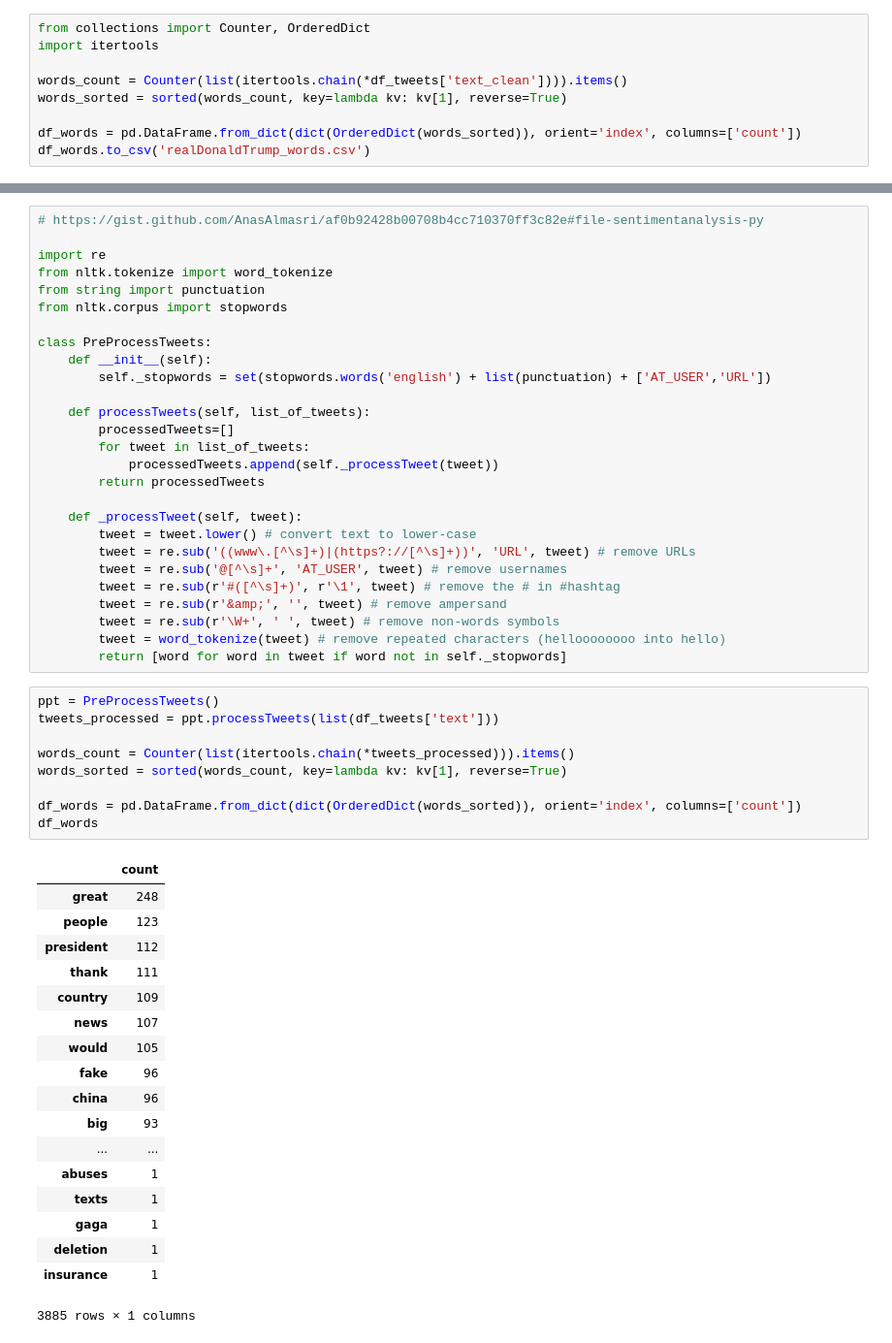
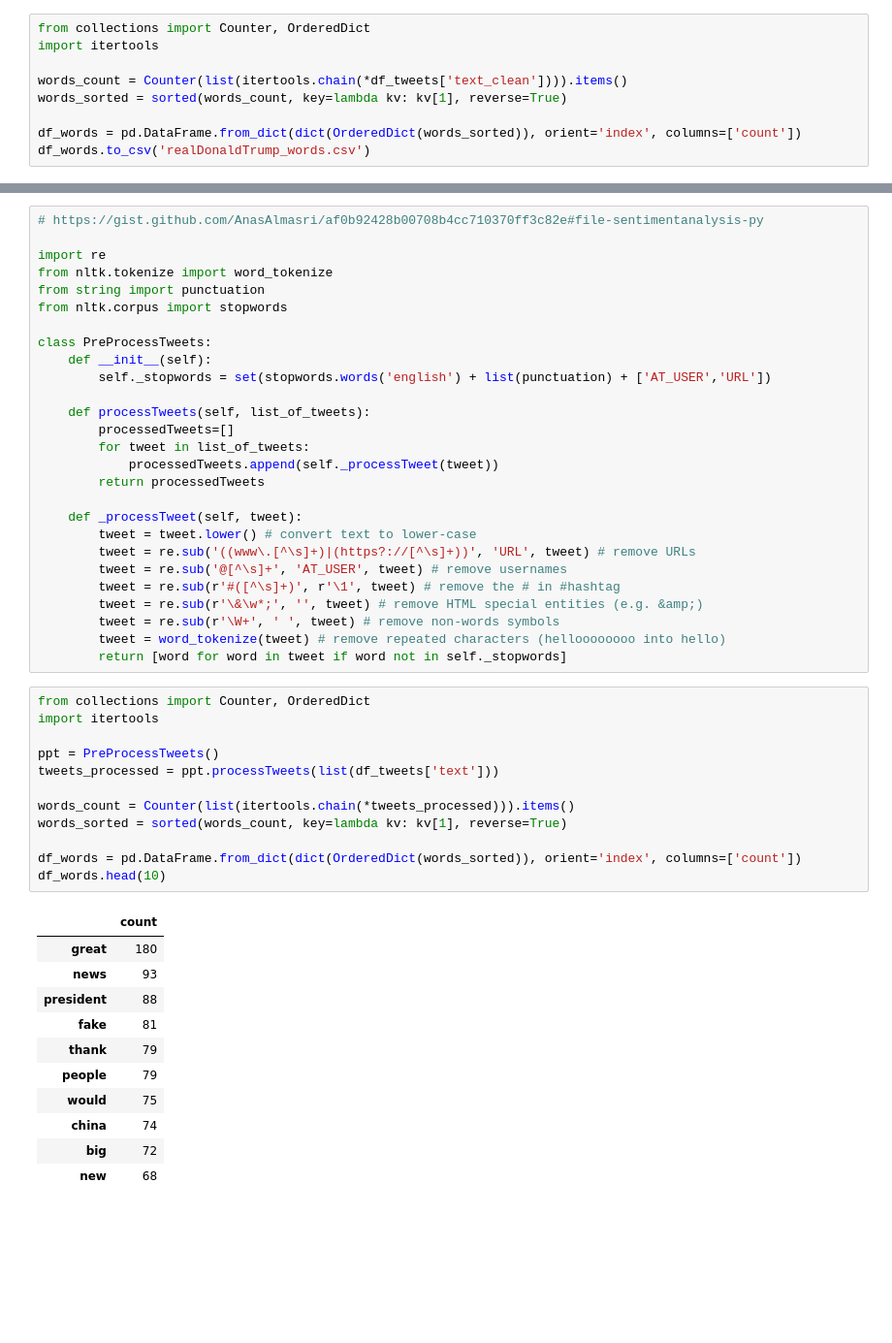
Before and after one commit to MaximShovkun/twitter_analytics, a Jupyter notebook: twitter_analytics.ipynb, the cells around one changed output, grey strips where cells are left out. Shown at 97% size. Drawn from its saved outputs; the diff is of its cells as text; blank space fills up the shorter version.

```diff
--- a/twitter_analytics.ipynb
+++ b/twitter_analytics.ipynb
@@ -133,35 +154,31 @@ class PreProcessTweets:
         tweet = re.sub('((www\.[^\s]+)|(https?://[^\s]+))', 'URL', tweet) # remove URLs
         tweet = re.sub('@[^\s]+', 'AT_USER', tweet) # remove usernames
         tweet = re.sub(r'#([^\s]+)', r'\1', tweet) # remove the # in #hashtag
-        tweet = re.sub(r'&amp;', '', tweet) # remove ampersand
+        tweet = re.sub(r'\&\w*;', '', tweet) # remove HTML special entities (e.g. &amp;)
         tweet = re.sub(r'\W+', ' ', tweet) # remove non-words symbols
         tweet = word_tokenize(tweet) # remove repeated characters (helloooooooo into hello)
         return [word for word in tweet if word not in self._stopwords]
 # %%
+from collections import Counter, OrderedDict
+import itertools
+
 ppt = PreProcessTweets()
 tweets_processed = ppt.processTweets(list(df_tweets['text']))
 
 words_count = Counter(list(itertools.chain(*tweets_processed))).items()
 words_sorted = sorted(words_count, key=lambda kv: kv[1], reverse=True)
 
 df_words = pd.DataFrame.from_dict(dict(OrderedDict(words_sorted)), orient='index', columns=['count'])
-df_words
+df_words.head(10)
 # %% [output]
 |  | count |
-| great | 248 |
-| people | 123 |
-| president | 112 |
-| thank | 111 |
-| country | 109 |
-| news | 107 |
-| would | 105 |
-| fake | 96 |
-| china | 96 |
-| big | 93 |
-| ... | ... |
-| abuses | 1 |
-| texts | 1 |
-| gaga | 1 |
-| deletion | 1 |
-| insurance | 1 |
+| great | 180 |
+| news | 93 |
+| president | 88 |
+| fake | 81 |
+| thank | 79 |
+| people | 79 |
+| would | 75 |
+| china | 74 |
+| big | 72 |
+| new | 68 |
-3885 rows × 1 columns
```
Also changed, not shown: parts of 24 cells of this notebook, 3 other files.
